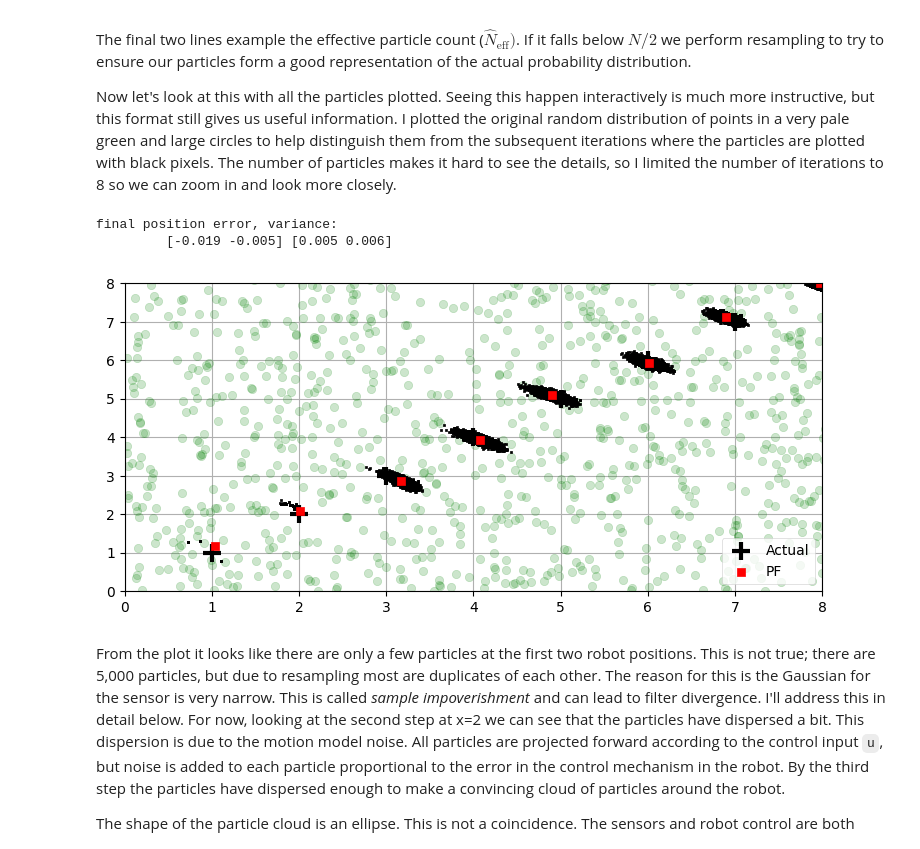
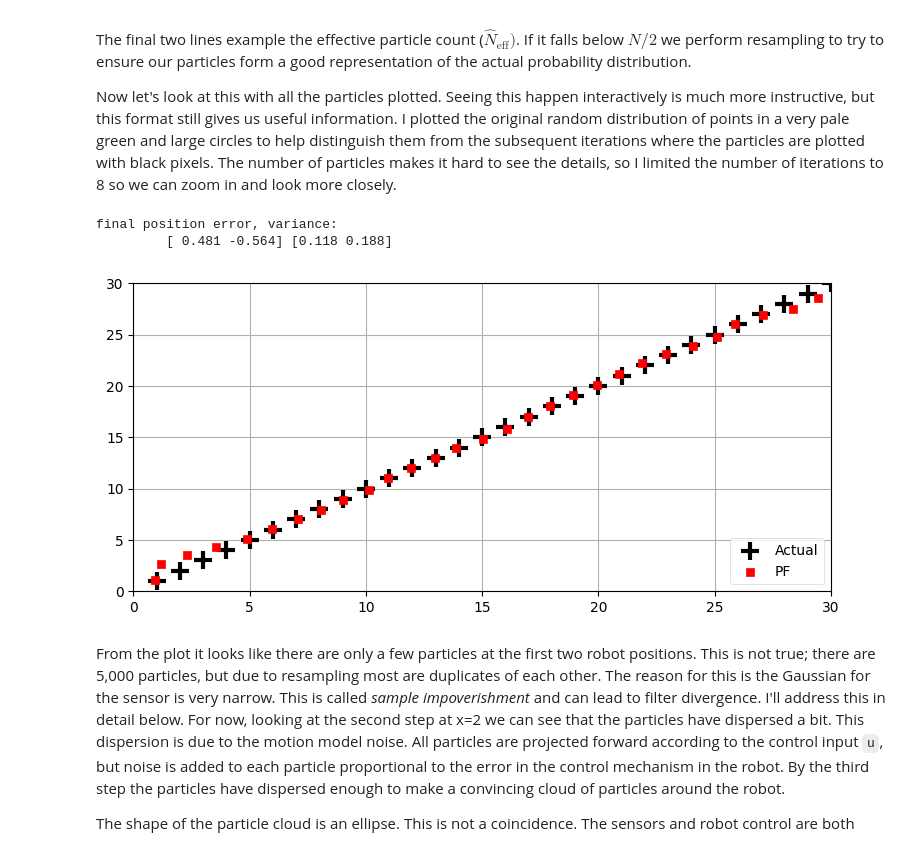
Before and after one commit to BaiLiping/RFS_Filters, a Jupyter notebook: Kalman-and-Bayesian-Filters-in-Python/12-Particle-Filters.ipynb, the cells around one changed output. Saved outputs shown, nothing was run; the diff lists cells and outputs as text; code cells hidden in the pictures.

```diff
--- a/Kalman-and-Bayesian-Filters-in-Python/12-Particle-Filters.ipynb
+++ b/Kalman-and-Bayesian-Filters-in-Python/12-Particle-Filters.ipynb
@@ -452,13 +452,13 @@ The final two lines example the effective particle count ($\hat{N}_\text{eff})$.
 
 Now let's look at this with all the particles plotted. Seeing this happen interactively is much more instructive, but this format still gives us useful information. I plotted the original random distribution of points in a very pale green and large circles to help distinguish them from the subsequent iterations where the particles are plotted with black pixels. The number of particles makes it hard to see the details, so I limited the number of iterations to 8 so we can zoom in and look more closely.
 # %%
-seed(2)
-run_pf1(N=5000, iters=8, plot_particles=True,
-        xlim=(0,8), ylim=(0,8))
+seed(5)
+run_pf1(N=50000, iters=30, plot_particles=False,
+        xlim=(0,30), ylim=(0,30))
 # %% [output]
 final position error, variance:
-         [-0.019 -0.005] [0.005 0.006]
+         [ 0.481 -0.564] [0.118 0.188]
-[figure, old version]
+[figure, new version]
 # %% [markdown]
 From the plot it looks like there are only a few particles at the first two robot positions. This is not true; there are 5,000 particles, but due to resampling most are duplicates of each other. The reason for this is the Gaussian for the sensor is very narrow. This is called *sample impoverishment* and can lead to filter divergence. I'll address this in detail below. For now, looking at the second step at x=2 we can see that the particles have dispersed a bit. This dispersion is due to the motion model noise. All particles are projected forward according to the control input `u`, but noise is added to each particle proportional to the error in the control mechanism in the robot. By the third step the particles have dispersed enough to make a convincing cloud of particles around the robot.
 
```
Also changed, not shown: parts of 2 cells of this notebook, 2 other files.
